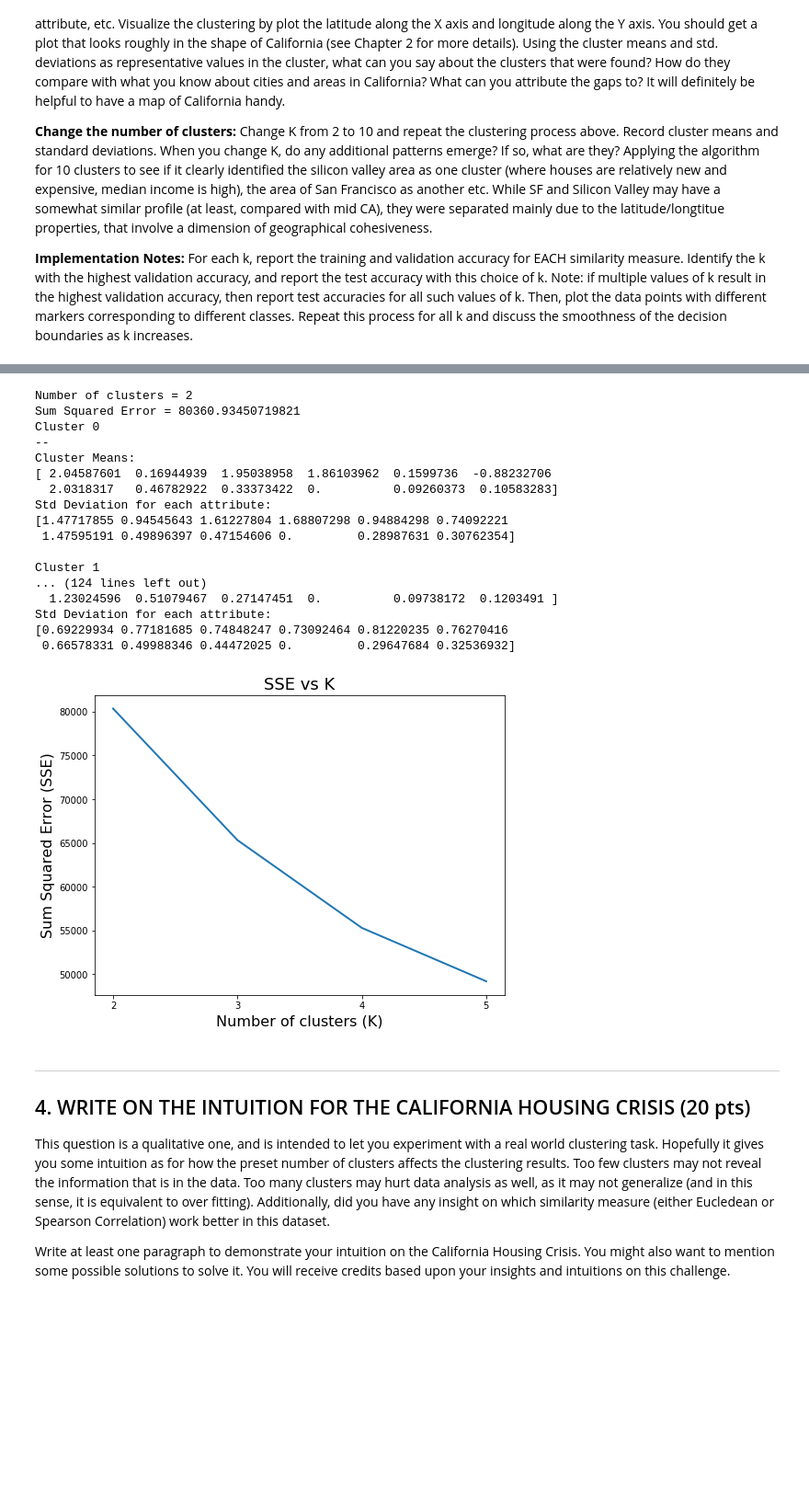
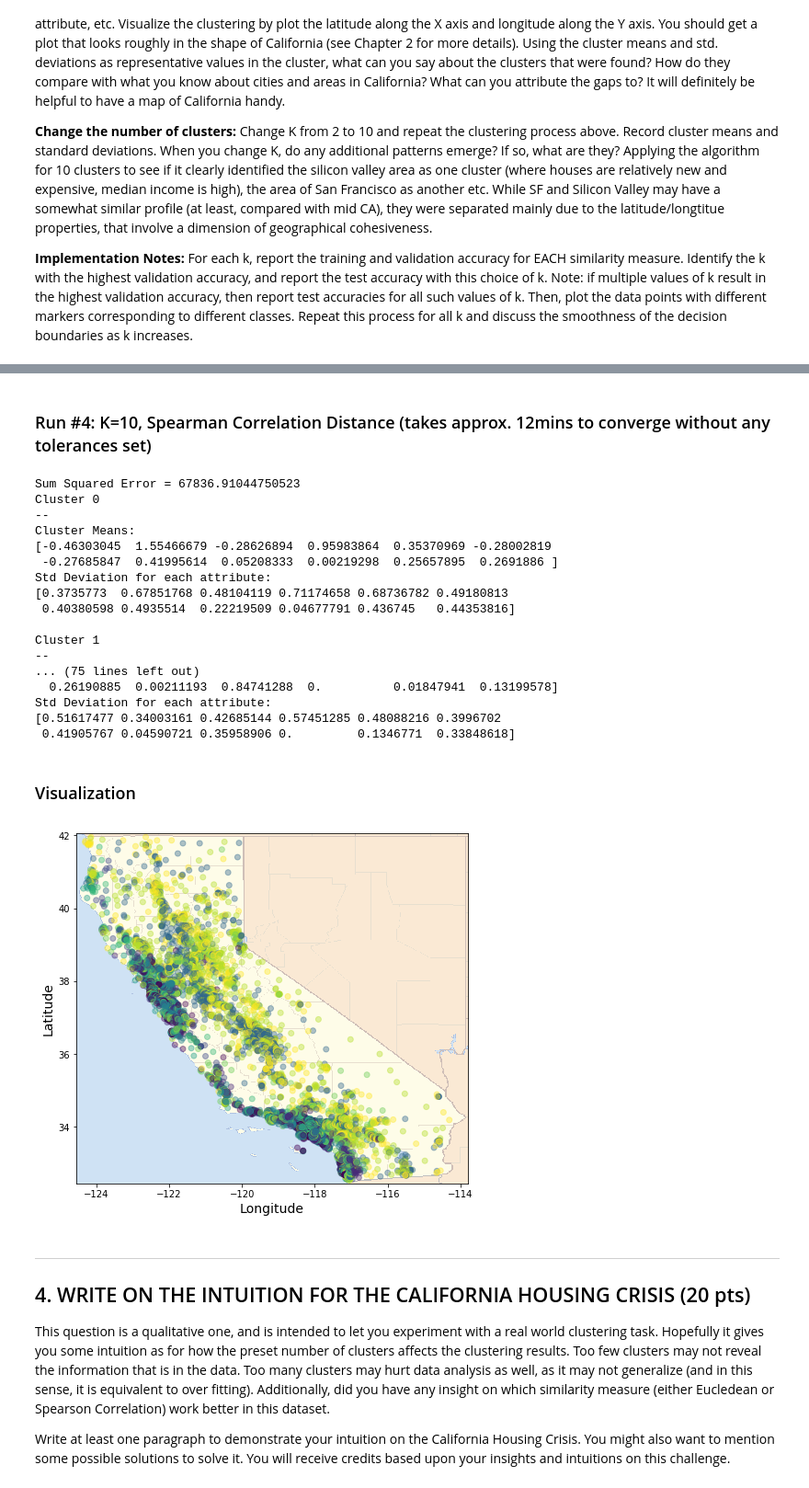
Before and after one commit to nabeeln7/k-means-clustering, a Jupyter notebook: CS6316Assignment3.ipynb, the cells around one changed output, grey strips where cells are left out. Shown at 92% size. Saved outputs shown, nothing was run; the diff lists cells and outputs as text; code cells hidden in the pictures; blank space fills up the shorter version.

```diff
--- a/CS6316Assignment3.ipynb
+++ b/CS6316Assignment3.ipynb
@@ -387,43 +401,42 @@ plt.show()
+# %% [markdown]
+### Run \#4: K=10, Spearman Correlation Distance (takes approx. 12mins to converge without any tolerances set)
 # %%
-sse_vals=[]
-for k in range(2, 5):
-    print(f"Number of clusters = {k}")
-    k_means = KMeansClustering(k)
-    k_means.fit(X_train)
-    print(f"Sum Squared Error = {k_means.SSE_}")
-    for cluster_id in range(k_means.clusters):
-        print(f"Cluster {cluster_id}\n--")
-        print(f"Cluster Means: \n{k_means.centroids_[cluster_id]}")
-        print(f"Std Deviation for each attribute: \n{k_means.cluster_std_[cluster_id]}\n")
-    sse_vals.append(k_means.SSE_)
+k_means = KMeansClustering(10, distance_measure="spearman_rank")
+k_means.fit(data_prepared)
+print(f"Sum Squared Error = {k_means.SSE_}")
+for k in range(k_means.clusters):
+    print(f"Cluster {k}\n--")
+    print(f"Cluster Means: \n{k_means.centroids_[k]}")
+    print(f"Std Deviation for each attribute: \n{k_means.cluster_std_[k]}\n")
 # %% [output]
-Number of clusters = 2
-Sum Squared Error = 80360.93450719821
+Sum Squared Error = 67836.91044750523
 Cluster 0
 --
 Cluster Means:
-[ 2.04587601  0.16944939  1.95038958  1.86103962  0.1599736  -0.88232706
-  2.0318317   0.46782922  0.33373422  0.          0.09260373  0.10583283]
+[-0.46303045  1.55466679 -0.28626894  0.95983864  0.35370969 -0.28002819
+ -0.27685847  0.41995614  0.05208333  0.00219298  0.25657895  0.2691886 ]
 Std Deviation for each attribute:
-[1.47717855 0.94545643 1.61227804 1.68807298 0.94884298 0.74092221
- 1.47595191 0.49896397 0.47154606 0.         0.28987631 0.30762354]
+[0.3735773  0.67851768 0.48104119 0.71174658 0.68736782 0.49180813
+ 0.40380598 0.4935514  0.22219509 0.04677791 0.436745   0.44353816]
 
 Cluster 1
-... (124 lines left out)
-  1.23024596  0.51079467  0.27147451  0.          0.09738172  0.1203491 ]
+--
+... (75 lines left out)
+  0.26190885  0.00211193  0.84741288  0.          0.01847941  0.13199578]
 Std Deviation for each attribute:
-[0.69229934 0.77181685 0.74848247 0.73092464 0.81220235 0.76270416
- 0.66578331 0.49988346 0.44472025 0.         0.29647684 0.32536932]
+[0.51617477 0.34003161 0.42685144 0.57451285 0.48088216 0.3996702
+ 0.41905767 0.04590721 0.35958906 0.         0.1346771  0.33848618]
-# %%
-plt.figure(figsize=(8, 6))
-plt.plot(k_vals, sse_vals, linewidth=2, label=None)
-plt.xticks(k_vals)
-plt.xlabel('Number of clusters (K)', fontsize=16)
-plt.ylabel('Sum Squared Error (SSE)', fontsize=16)
-plt.title("SSE vs K", fontsize=18)
-plt.show()
-# %% [output]
-[figure, removed]
+# %% [markdown]
+### Visualization
+# %%
+plt.figure(figsize=(10,7))
+plt.scatter(longitudes, latitudes, c=k_means.labels_, alpha=0.4)
+plt.imshow(california_img, extent=[-124.55, -113.80, 32.45, 42.05], alpha=0.5)
+plt.ylabel("Latitude", fontsize=14)
+plt.xlabel("Longitude", fontsize=14)
+plt.show()
+# %% [output]
+[figure, added]
 # %% [markdown]
 - - -
 ## 4. WRITE ON THE INTUITION FOR THE CALIFORNIA HOUSING CRISIS (20 pts)
```
Also changed, not shown: parts of 22 cells of this notebook.
